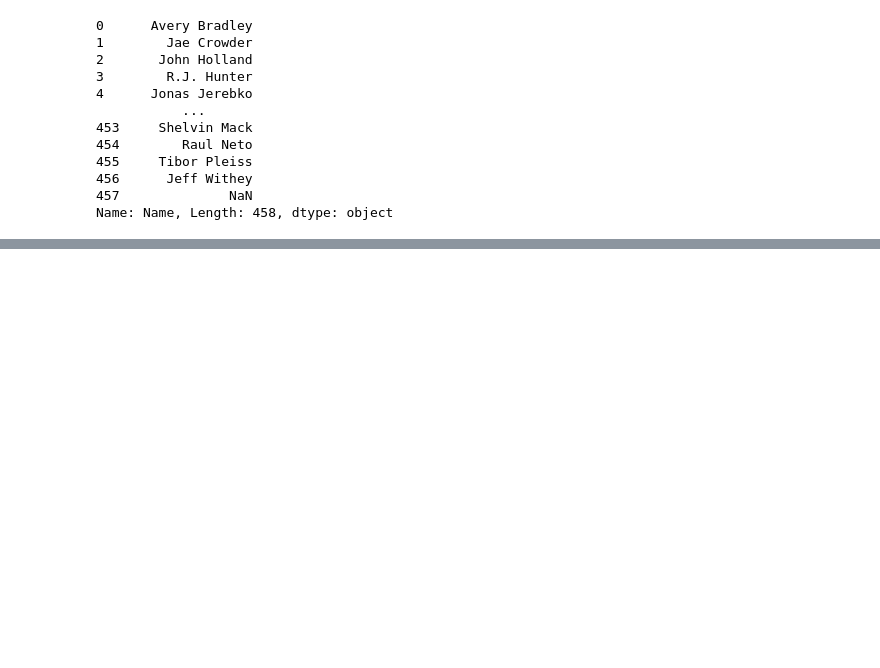
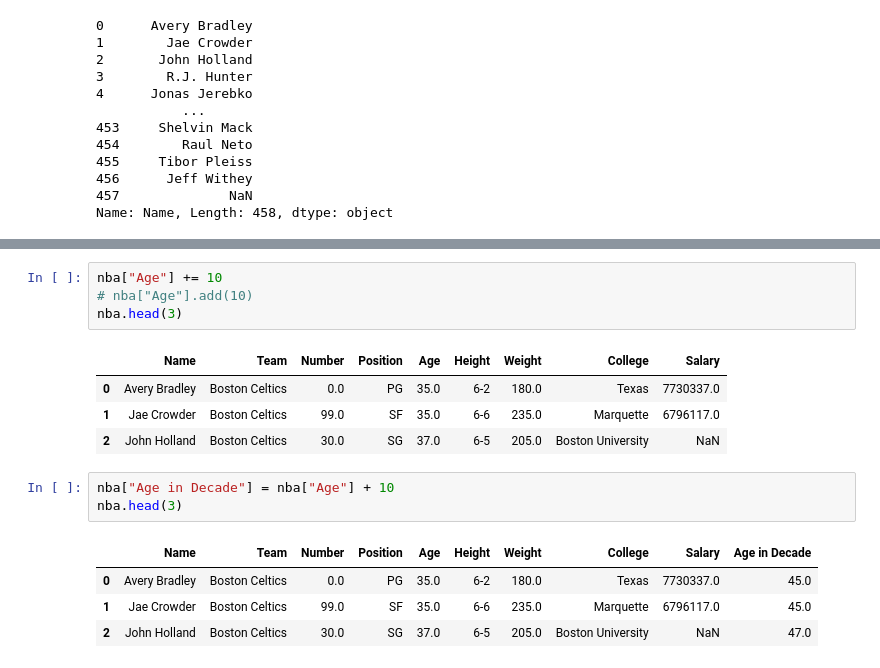
Before and after one commit to jejoonlee/TIL-and-Coding-Test, a Jupyter notebook: 블로그/Python/Pandas/pandas/DataFrames 1.ipynb, the cells around one changed output, grey strips where cells are left out. Saved outputs shown, nothing was run; the diff lists cells and outputs as text; blank space fills up the shorter version.

```diff
--- a/블로그/Python/Pandas/pandas/DataFrames 1.ipynb
+++ b/블로그/Python/Pandas/pandas/DataFrames 1.ipynb
@@ -155,0 +210,17 @@ Name: Name, Length: 458, dtype: object
+# %%
+nba["Age"] += 10
+# nba["Age"].add(10)
+nba.head(3)
+# %% [output]
+|  | Name | Team | Number | Position | Age | Height | Weight | College | Salary |
+| 0 | Avery Bradley | Boston Celtics | 0.0 | PG | 35.0 | 6-2 | 180.0 | Texas | 7730337.0 |
+| 1 | Jae Crowder | Boston Celtics | 99.0 | SF | 35.0 | 6-6 | 235.0 | Marquette | 6796117.0 |
+| 2 | John Holland | Boston Celtics | 30.0 | SG | 37.0 | 6-5 | 205.0 | Boston University | NaN |
+# %%
+nba["Age in Decade"] = nba["Age"] + 10
+nba.head(3)
+# %% [output]
+|  | Name | Team | Number | Position | Age | Height | Weight | College | Salary | Age in Decade |
+| 0 | Avery Bradley | Boston Celtics | 0.0 | PG | 35.0 | 6-2 | 180.0 | Texas | 7730337.0 | 45.0 |
+| 1 | Jae Crowder | Boston Celtics | 99.0 | SF | 35.0 | 6-6 | 235.0 | Marquette | 6796117.0 | 45.0 |
+| 2 | John Holland | Boston Celtics | 30.0 | SG | 37.0 | 6-5 | 205.0 | Boston University | NaN | 47.0 |
```
Also changed, not shown: parts of 17 cells of this notebook, 5 other files.
